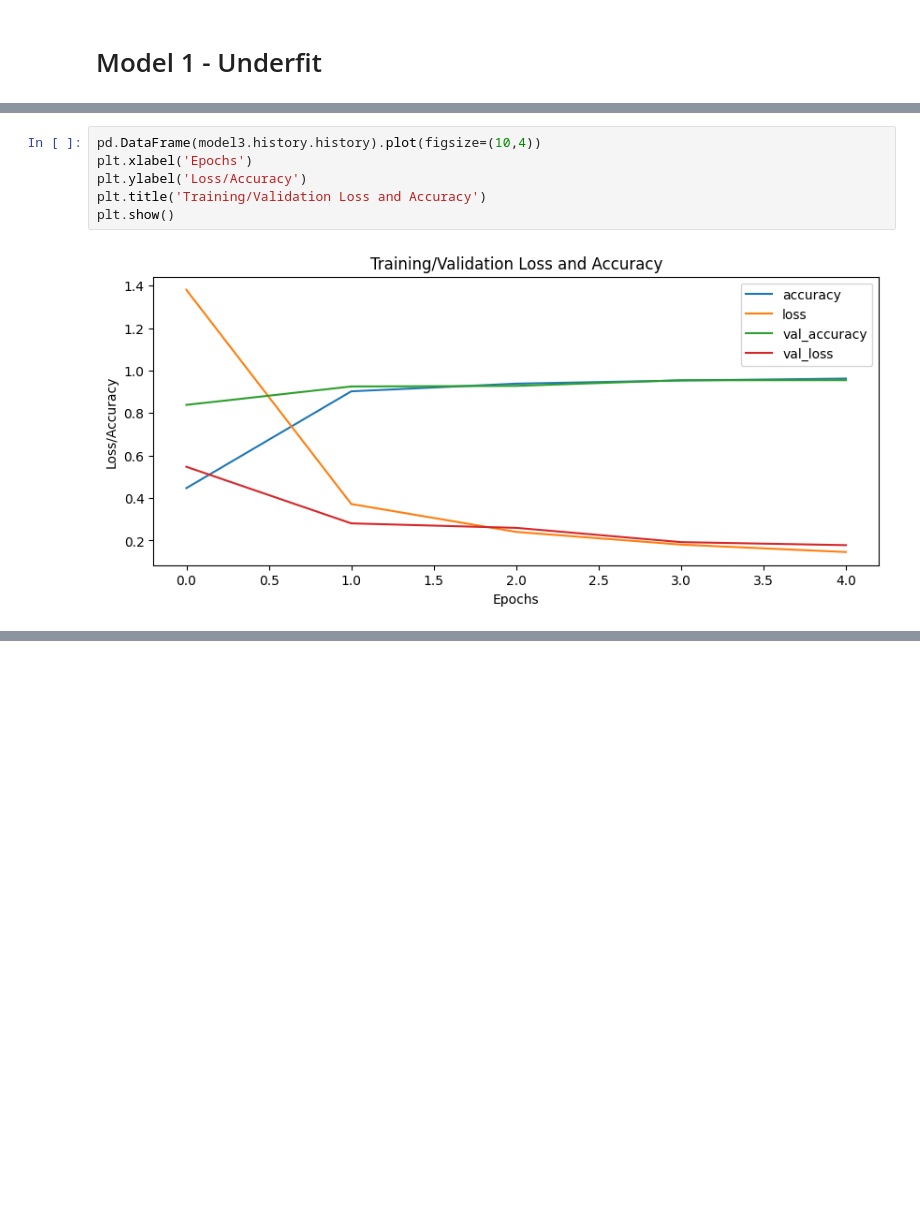
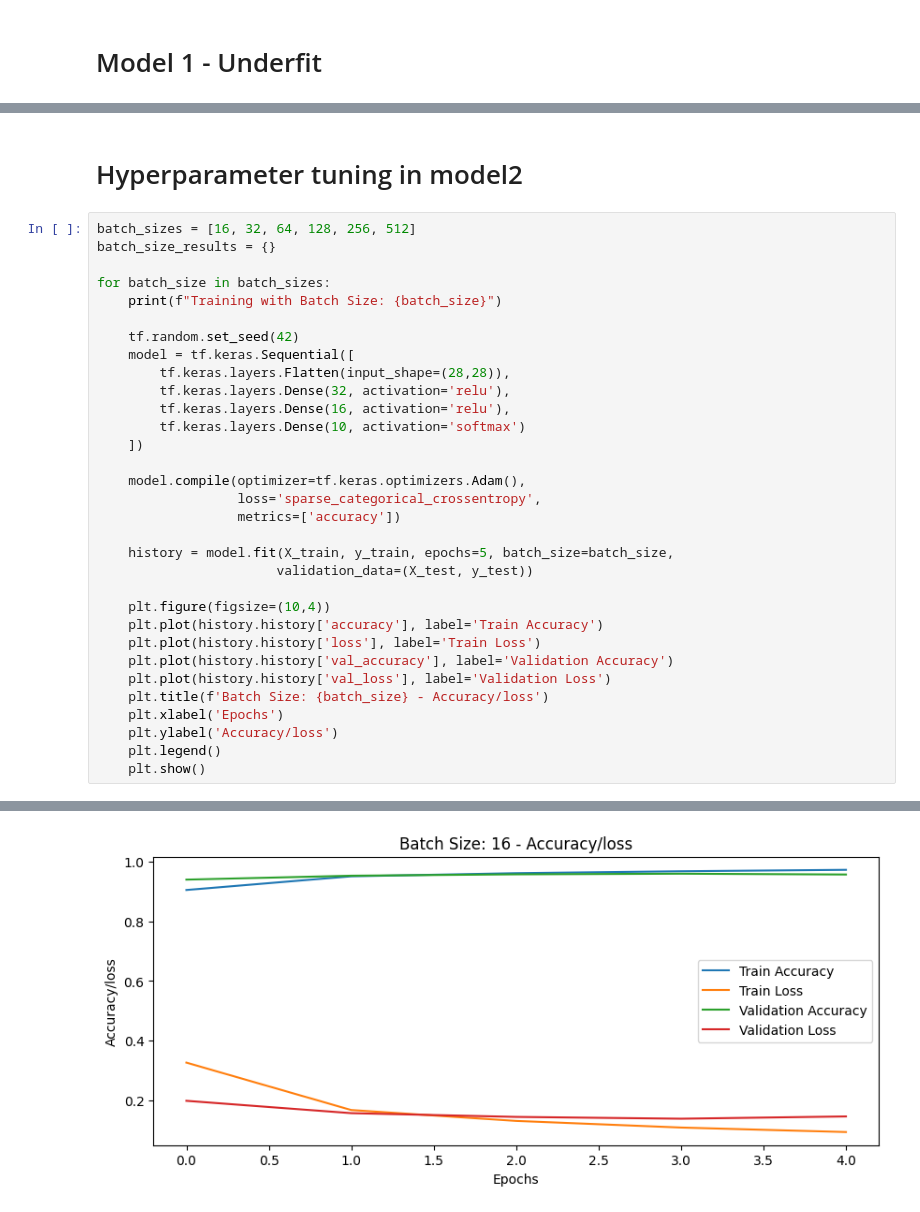
Before and after one commit to ramyeturi/DNN, a Jupyter notebook: main.ipynb, the cells around one changed output, grey strips where cells are left out. Saved outputs shown, nothing was run; the diff lists cells and outputs as text; blank space fills up the shorter version.

```diff
--- a/main.ipynb
+++ b/main.ipynb
@@ -259,8 +268,35 @@ model3.evaluate(X_test, y_test)
-# %%
-pd.DataFrame(model3.history.history).plot(figsize=(10,4))
-plt.xlabel('Epochs')
-plt.ylabel('Loss/Accuracy')
-plt.title('Training/Validation Loss and Accuracy')
-plt.show()
-# %% [output]
-[figure, removed]
+# %% [markdown]
+# Hyperparameter tuning in model2
+# %%
+batch_sizes = [16, 32, 64, 128, 256, 512]
+batch_size_results = {}
+
+for batch_size in batch_sizes:
+    print(f"Training with Batch Size: {batch_size}")
+
+    tf.random.set_seed(42)
+    model = tf.keras.Sequential([
+        tf.keras.layers.Flatten(input_shape=(28,28)),
+        tf.keras.layers.Dense(32, activation='relu'),
+        tf.keras.layers.Dense(16, activation='relu'),
+        tf.keras.layers.Dense(10, activation='softmax')
+    ])
+
+    model.compile(optimizer=tf.keras.optimizers.Adam(),
+                  loss='sparse_categorical_crossentropy',
+                  metrics=['accuracy'])
+
+    history = model.fit(X_train, y_train, epochs=5, batch_size=batch_size,
+                       validation_data=(X_test, y_test))
+
+    plt.figure(figsize=(10,4))
+    plt.plot(history.history['accuracy'], label='Train Accuracy')
+    plt.plot(history.history['loss'], label='Train Loss')
+    plt.plot(history.history['val_accuracy'], label='Validation Accuracy')
+    plt.plot(history.history['val_loss'], label='Validation Loss')
+    plt.title(f'Batch Size: {batch_size} - Accuracy/loss')
+    plt.xlabel('Epochs')
+    plt.ylabel('Accuracy/loss')
+    plt.legend()
+    plt.show()
+# %% [output]
@@ -266,0 +323 @@ plt.show()
+[figure, added]
```
Also changed, not shown: parts of 32 cells of this notebook.
